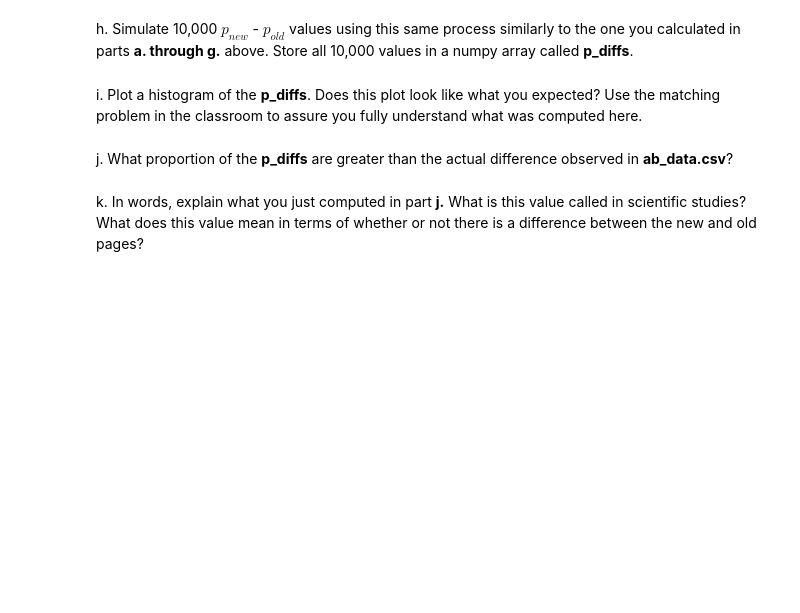
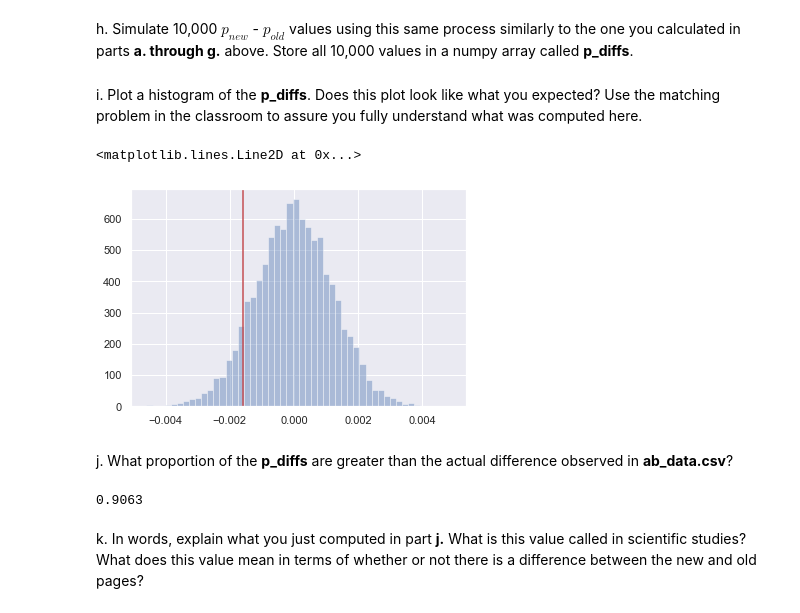
Before and after one commit to normannexo/jupyter_data_science, a Jupyter notebook: Analyze_ab_test_results_notebook.ipynb, the cells around one changed output. Drawn from its saved outputs; the diff is of its cells as text; code cells hidden in the pictures; blank space fills up the shorter version.

```diff
--- a/Analyze_ab_test_results_notebook.ipynb
+++ b/Analyze_ab_test_results_notebook.ipynb
@@ -195,0 +196,4 @@ np.mean(pold_list)
+# %%
+# under the null it shouldn't matter which page the user is landing on, so:
+p_old = df2.converted.mean()
+p_old
@@ -201,0 +204,3 @@ new_page_sample_size
+# %%
+n_new = df2[df2.landing_page=='new_page'].shape[0]
+n_new
@@ -207,0 +211,3 @@ old_page_sample_size
+# %%
+n_old = df2[df2.landing_page=='old_page'].shape[0]
+n_old
@@ -214,9 +233,28 @@ g. Find $p_{new}$ - $p_{old}$ for your simulated values from part (e) and (f).
 # %% [markdown]
 h. Simulate 10,000 $p_{new}$ - $p_{old}$ values using this same process similarly to the one you calculated in parts **a. through g.** above.  Store all 10,000 values in a numpy array called **p_diffs**.
+# %%
+pdiffs = []
+for _ in range (10000):
+    new_page_converted_sim = np.random.binomial(1, p_new, n_new)
+    old_page_converted_sim = np.random.binomial(1, p_old, n_old)
+    pdiffs.append(np.mean(new_page_converted_sim) - np.mean(old_page_converted_sim))
+pdiffs = np.array(pdiffs)
 # %% [markdown]
 i. Plot a histogram of the **p_diffs**.  Does this plot look like what you expected?  Use the matching problem in the classroom to assure you fully understand what was computed here.
+# %%
+ab_data_diff = (df2[df2.group=='treatment'].converted.mean() - df2[df2.group=='control'].converted.mean())
+sns.distplot(pdiffs, kde=False)
+plt.axvline(x=ab_data_diff, color='r')
+# %% [output]
+<matplotlib.lines.Line2D at 0x...>
+[figure, added]
 # %% [markdown]
 j. What proportion of the **p_diffs** are greater than the actual difference observed in **ab_data.csv**?
+# %%
+ab_data_diff = (df2[df2.group=='treatment'].converted.mean() - df2[df2.group=='control'].converted.mean())
+pdiffs[pdiffs>ab_data_diff].size / pdiffs.size
+# %% [output]
+0.9063
 # %% [markdown]
 k. In words, explain what you just computed in part **j.**  What is this value called in scientific studies?  What does this value mean in terms of whether or not there is a difference between the new and old pages?
 # %% [markdown]
```
Also changed, not shown: parts of 17 cells of this notebook.
